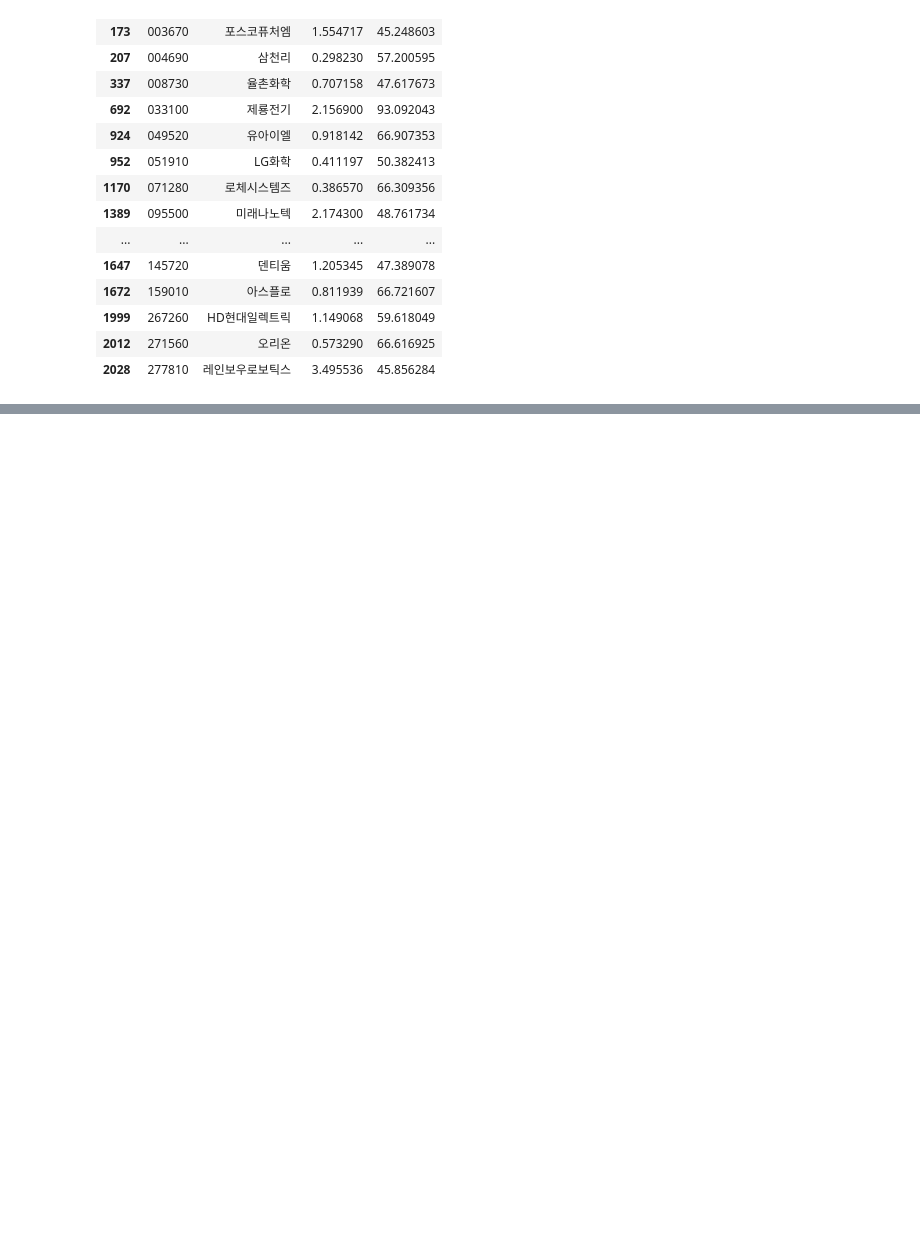
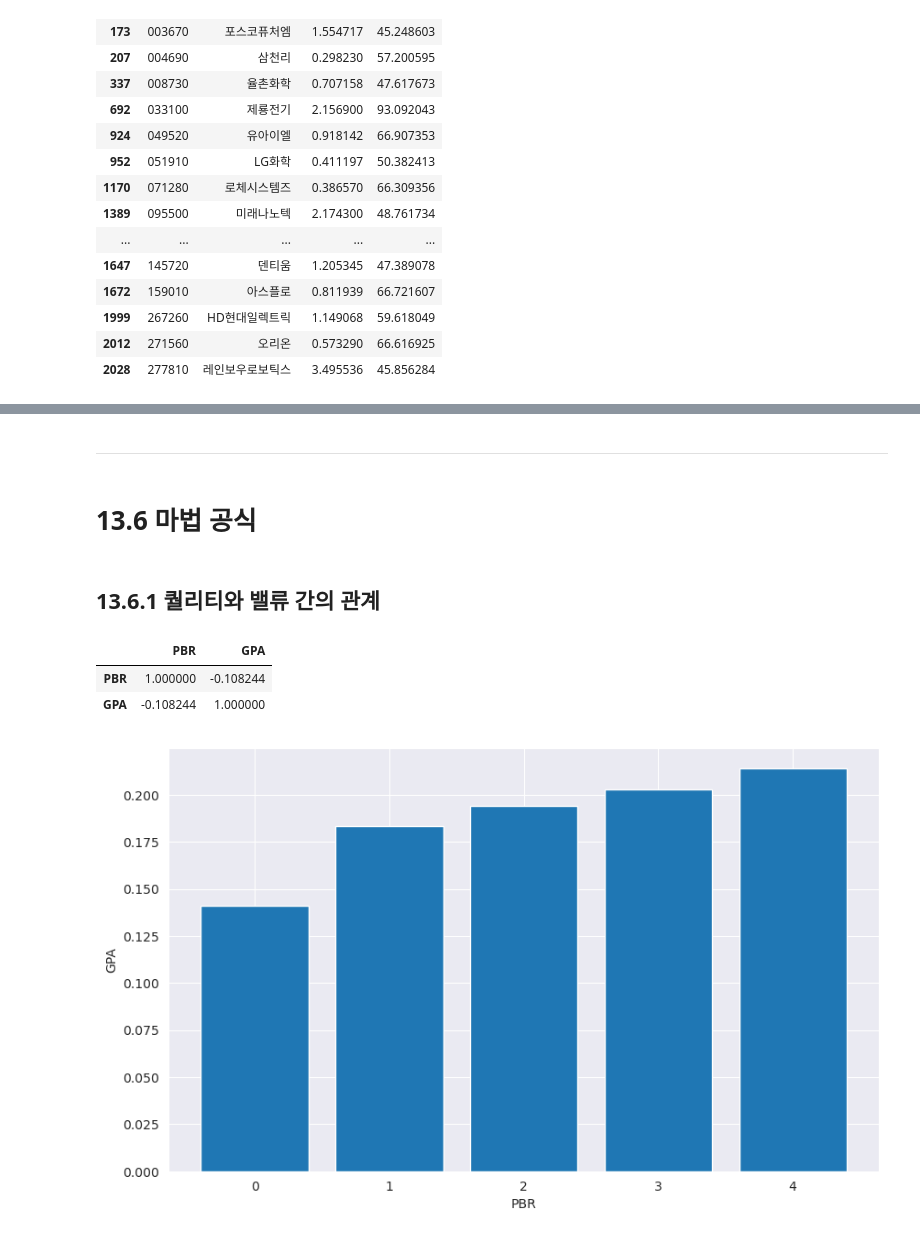
Before and after one commit to Glesep/Quant, a Jupyter notebook: chap_13/chap13.ipynb, the cells around one changed output, grey strips where cells are left out. Cells and saved outputs as stored; diff of their text form; code cells hidden in the pictures; blank space fills up the shorter version.

```diff
--- a/chap_13/chap13.ipynb
+++ b/chap_13/chap13.ipynb
@@ -604,0 +745,6 @@ plt.show()  # 단순 모멘텀에 비해 꾸준히 우상향하는 종목들이
+# %% [markdown]
+---
+# %% [markdown]
+# 13.6 마법 공식
+# %% [markdown]
+## 13.6.1 퀄리티와 밸류 간의 관계
@@ -604,0 +775,41 @@ plt.show()  # 단순 모멘텀에 비해 꾸준히 우상향하는 종목들이
+# %%
+# 퀄리티 지표인 매출총이익과 밸류 지표인 PBR 간 관계를 알아보기
+
+# 밸류 지표
+value_list.loc[value_list['값'] < 0, '값'] = np.nan
+value_pivot = value_list.pivot(index='종목코드', columns='지표', values='값')
+
+# 퀄리티 지표
+fs_list = fs_list.sort_values(['종목코드', '계정', '기준일'])
+fs_list = fs_list.groupby(['종목코드', '계정']).tail(1)
+fs_list_pivot = fs_list.pivot(index='종목코드', columns='계정', values='값')
+fs_list_pivot['GPA'] = fs_list_pivot['매출총이익'] / fs_list_pivot['자산']
+
+# 데이터 합치기
+bind_rank = value_pivot['PBR'].rank().to_frame().merge(
+    fs_list_pivot['GPA'].rank(ascending=False), how='inner', on='종목코드'
+)
+
+# 상관관계
+bind_rank.corr()    # 순위의 상관관계 - 음의 상관관계
+# %% [output]
+|  | PBR | GPA |
+| PBR | 1.000000 | -0.108244 |
+| GPA | -0.108244 | 1.000000 |
+# %%
+import matplotlib.pyplot as plt
+
+bind_data = value_list.merge(fs_list_pivot, how='left', on='종목코드')
+bind_data = bind_data.dropna()
+bind_data['PBR_quantile'] = pd.qcut(bind_data['값'], q=5, labels=range(1, 6))
+bind_group = bind_data.groupby('PBR_quantile').mean('GPA')
+
+fig, ax = plt.subplots(figsize=(10, 6))
+plt.rc('font', family='NanumSquare')
+plt.bar(x=np.arange(5), height=bind_group['GPA'])
+plt.xlabel('PBR')
+plt.ylabel('GPA')
+
+plt.show()      # 주식의 가격이 비쌀수록 우량성도 높다
+# %% [output]
+[figure, added]
```
Also changed, not shown: parts of 28 cells of this notebook.
